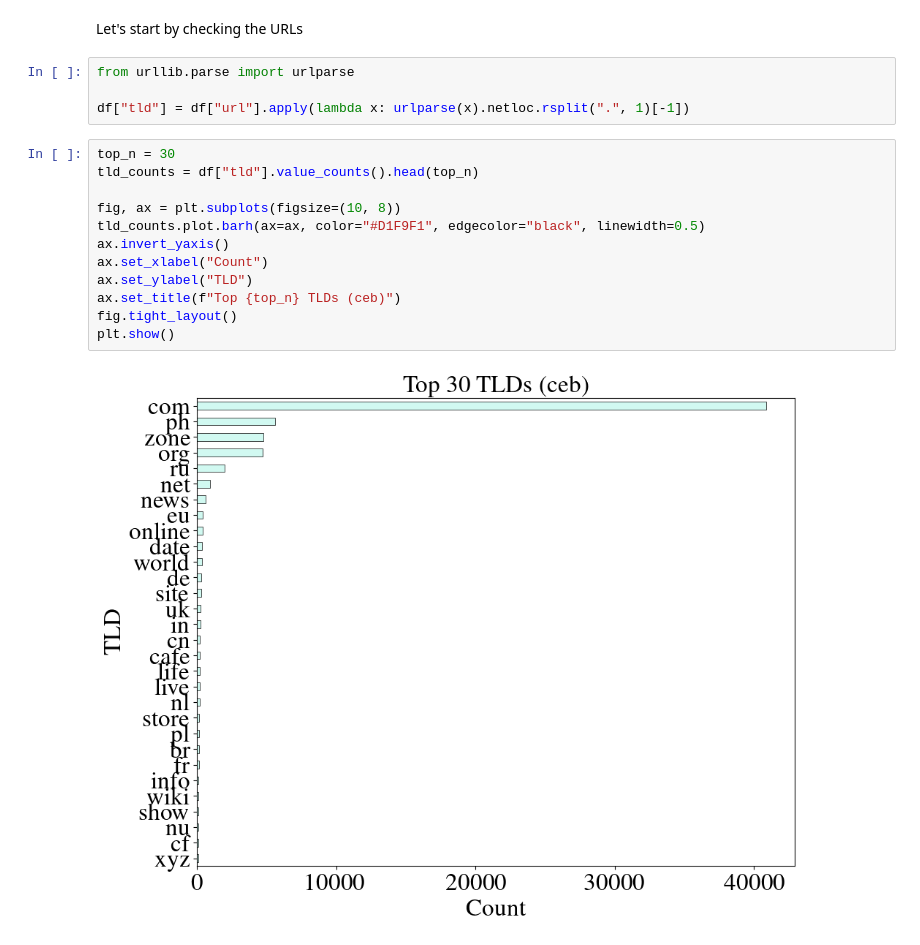
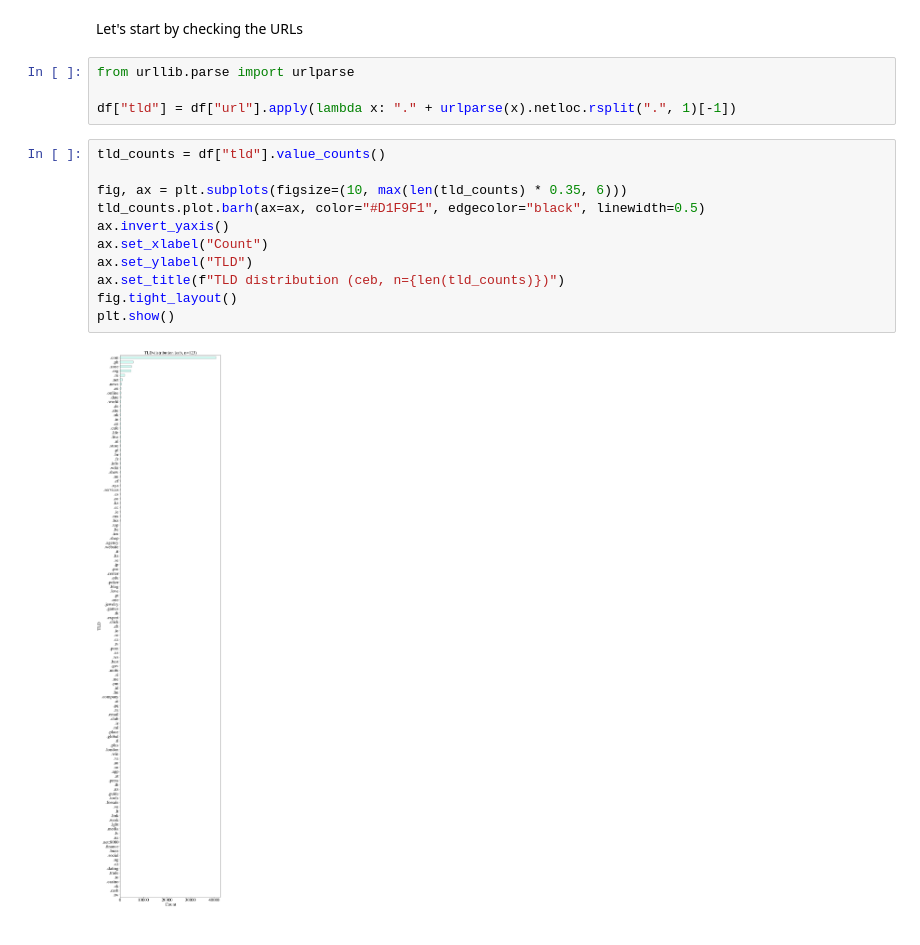
Before and after one commit to ljvmiranda921/scratch, a Jupyter notebook: 2026-03-20-madlad/2026-03-20-check-langs.ipynb, the cells around one changed output. Cells and saved outputs as stored; diff of their text form.

```diff
--- a/2026-03-20-madlad/2026-03-20-check-langs.ipynb
+++ b/2026-03-20-madlad/2026-03-20-check-langs.ipynb
@@ -97,18 +97,17 @@ Let's start by checking the URLs
 # %%
 from urllib.parse import urlparse
 
-df["tld"] = df["url"].apply(lambda x: urlparse(x).netloc.rsplit(".", 1)[-1])
+df["tld"] = df["url"].apply(lambda x: "." + urlparse(x).netloc.rsplit(".", 1)[-1])
 # %%
-top_n = 30
-tld_counts = df["tld"].value_counts().head(top_n)
+tld_counts = df["tld"].value_counts()
 
-fig, ax = plt.subplots(figsize=(10, 8))
+fig, ax = plt.subplots(figsize=(10, max(len(tld_counts) * 0.35, 6)))
 tld_counts.plot.barh(ax=ax, color="#D1F9F1", edgecolor="black", linewidth=0.5)
 ax.invert_yaxis()
 ax.set_xlabel("Count")
 ax.set_ylabel("TLD")
-ax.set_title(f"Top {top_n} TLDs (ceb)")
+ax.set_title(f"TLD distribution (ceb, n={len(tld_counts)})")
 fig.tight_layout()
 plt.show()
 # %% [output]
-[figure, old version]
+[figure, new version]
```
